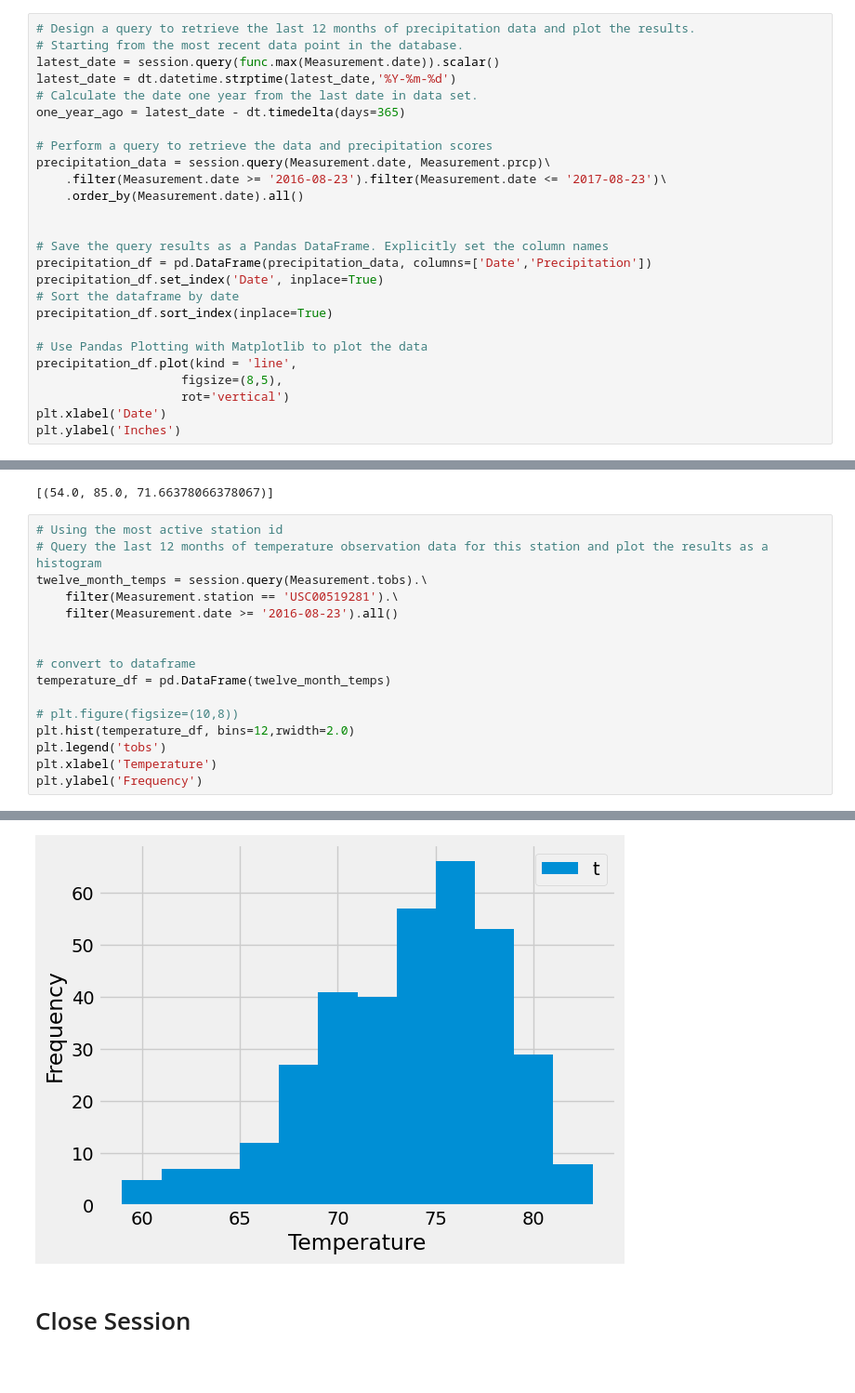
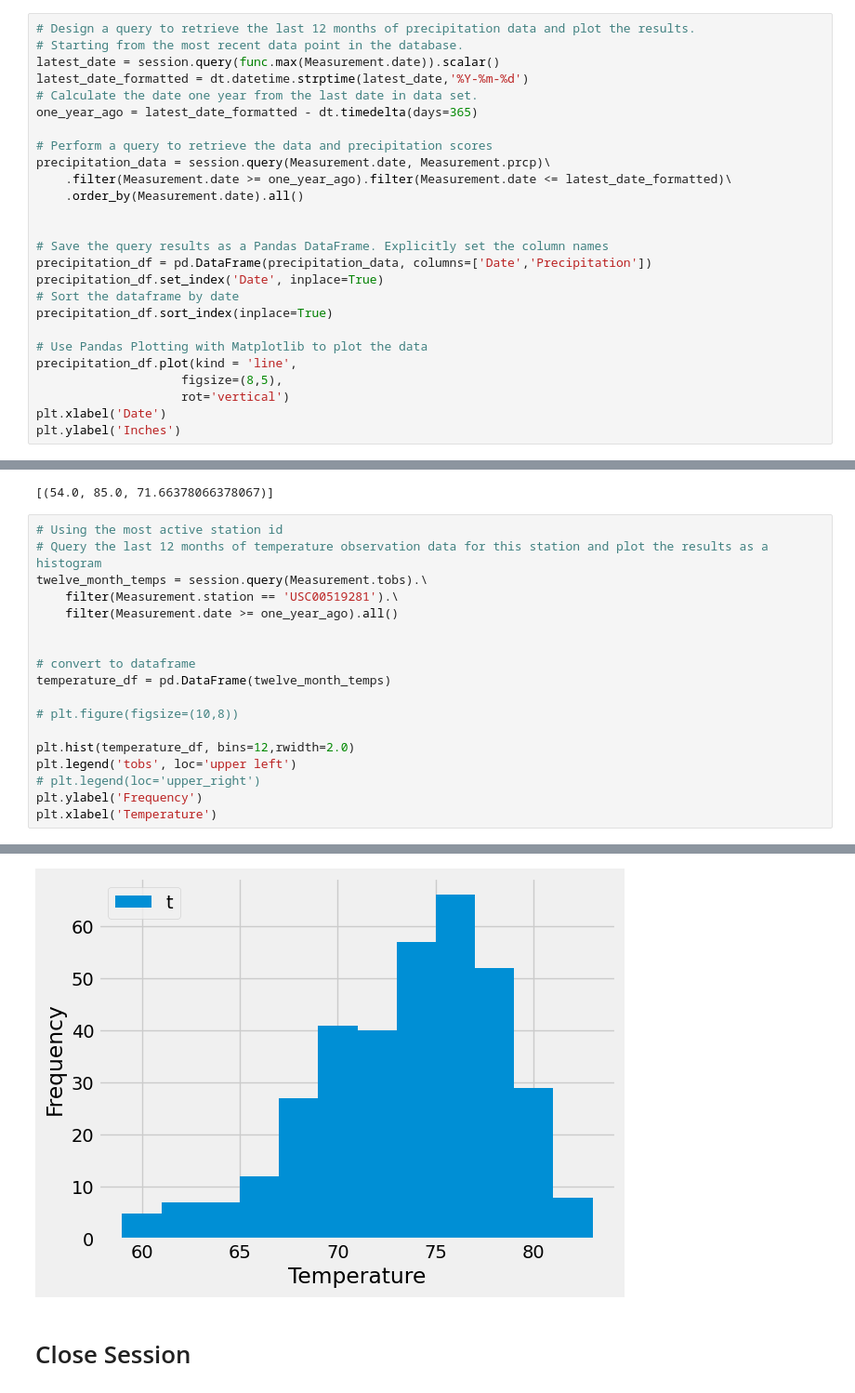
Before and after one commit to paulettepetracco/sqlalchemy-challenge, a Jupyter notebook: SurfsUp/climate_challenge-code.ipynb, the cells around one changed output, grey strips where cells are left out. Shown: that part at 93% size. Cells and saved outputs as stored; diff of their text form.

```diff
--- a/SurfsUp/climate_challenge-code.ipynb
+++ b/SurfsUp/climate_challenge-code.ipynb
@@ -46,13 +46,13 @@ session.query(Measurement.date).order_by(Measurement.date.desc()).first()
 # Design a query to retrieve the last 12 months of precipitation data and plot the results.
 # Starting from the most recent data point in the database.
 latest_date = session.query(func.max(Measurement.date)).scalar()
-latest_date = dt.datetime.strptime(latest_date,'%Y-%m-%d')
+latest_date_formatted = dt.datetime.strptime(latest_date,'%Y-%m-%d')
 # Calculate the date one year from the last date in data set.
-one_year_ago = latest_date - dt.timedelta(days=365)
+one_year_ago = latest_date_formatted - dt.timedelta(days=365)
 
 # Perform a query to retrieve the data and precipitation scores
 precipitation_data = session.query(Measurement.date, Measurement.prcp)\
-    .filter(Measurement.date >= '2016-08-23').filter(Measurement.date <= '2017-08-23')\
+    .filter(Measurement.date >= one_year_ago).filter(Measurement.date <= latest_date_formatted)\
     .order_by(Measurement.date).all()
 
 
@@ -125,15 +125,17 @@ print(temperatures)
 # Query the last 12 months of temperature observation data for this station and plot the results as a histogram
 twelve_month_temps = session.query(Measurement.tobs).\
     filter(Measurement.station == 'USC00519281').\
-    filter(Measurement.date >= '2016-08-23').all()
+    filter(Measurement.date >= one_year_ago).all()
 
 
 # convert to dataframe
 temperature_df = pd.DataFrame(twelve_month_temps)
 
 # plt.figure(figsize=(10,8))
+
 plt.hist(temperature_df, bins=12,rwidth=2.0)
-plt.legend('tobs')
+plt.legend('tobs', loc='upper left')
+# plt.legend(loc='upper_right')
+plt.ylabel('Frequency')
 plt.xlabel('Temperature')
-plt.ylabel('Frequency')
 # %% [output]
@@ -141,4 +143,4 @@ Text(0, 0.5, 'Frequency')
-[figure, old version]
+[figure, new version]
 # %% [markdown]
 # Close Session
 # %%
```
Also changed, not shown: parts of 3 cells of this notebook, 1 other file.
